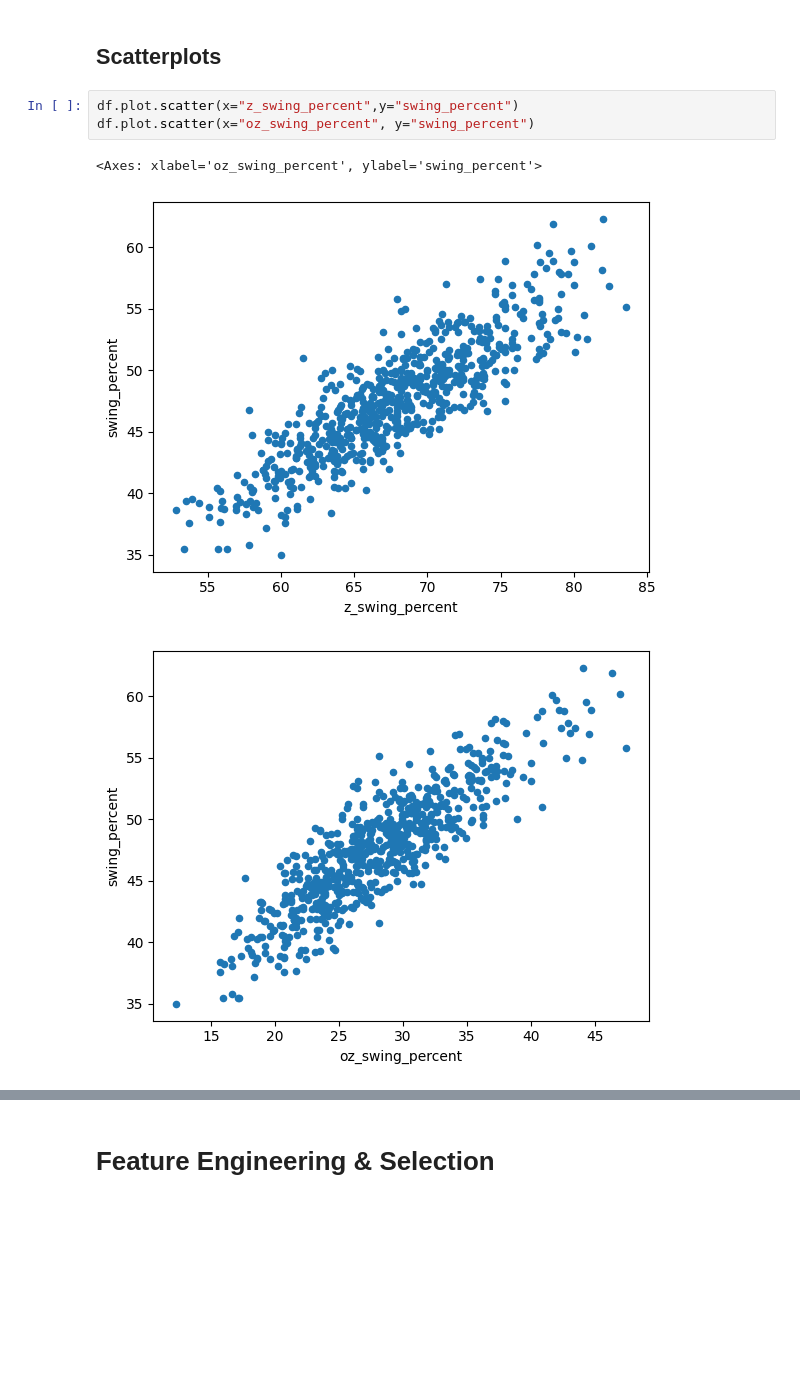
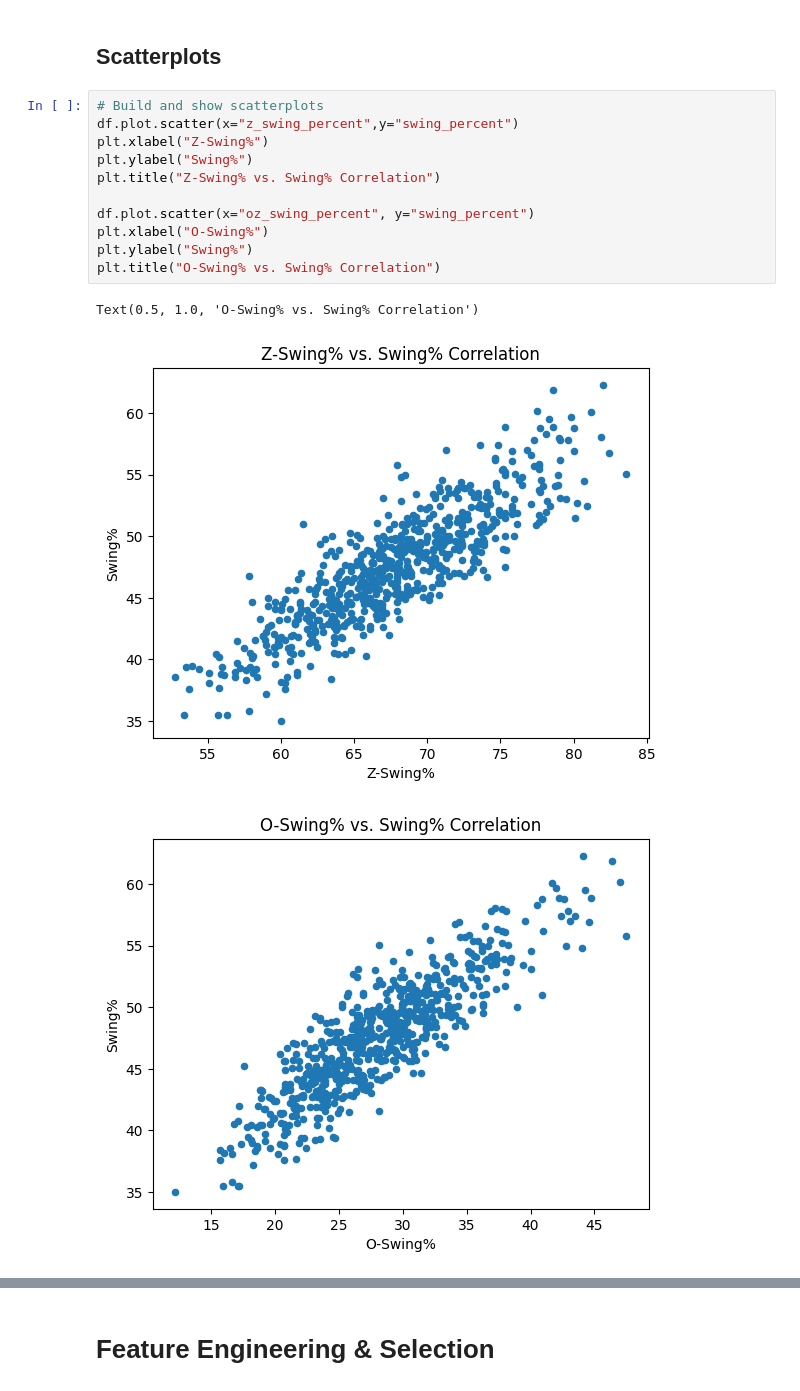
Before and after one commit to Chris83848/MLB-Data-Mining, a Jupyter notebook: notebooks/EDA.ipynb, the cells around one changed output, grey strips where cells are left out. Drawn from its saved outputs; the diff is of its cells as text; blank space fills up the shorter version.

```diff
--- a/notebooks/EDA.ipynb
+++ b/notebooks/EDA.ipynb
@@ -279,10 +279,18 @@ The correlation heatmap reflects a variety of relationships, including inverse o
 # %% [markdown]
 ## Scatterplots
 # %%
+# Build and show scatterplots
 df.plot.scatter(x="z_swing_percent",y="swing_percent")
+plt.xlabel("Z-Swing%")
+plt.ylabel("Swing%")
+plt.title("Z-Swing% vs. Swing% Correlation")
+
 df.plot.scatter(x="oz_swing_percent", y="swing_percent")
+plt.xlabel("O-Swing%")
+plt.ylabel("Swing%")
+plt.title("O-Swing% vs. Swing% Correlation")
 # %% [output]
-<Axes: xlabel='oz_swing_percent', ylabel='swing_percent'>
+Text(0.5, 1.0, 'O-Swing% vs. Swing% Correlation')
-[figure, old version]
+[figure, new version]
-[figure, old version]
+[figure, new version]
 # %% [markdown]
```
Also changed, not shown: parts of 12 cells of this notebook.
